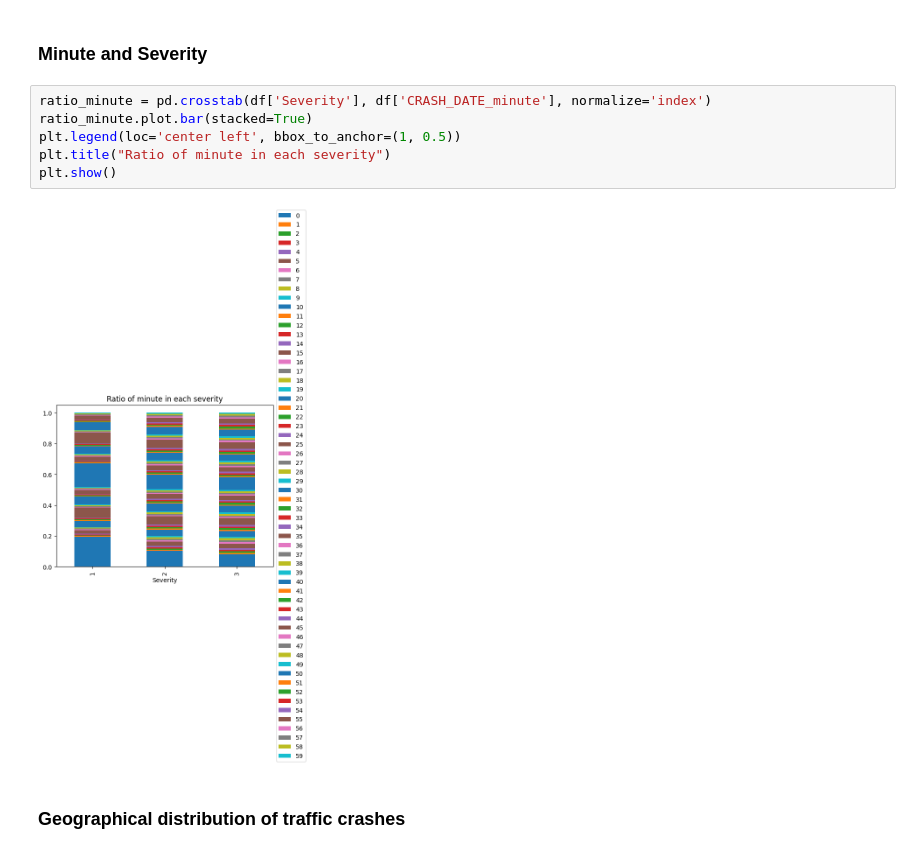
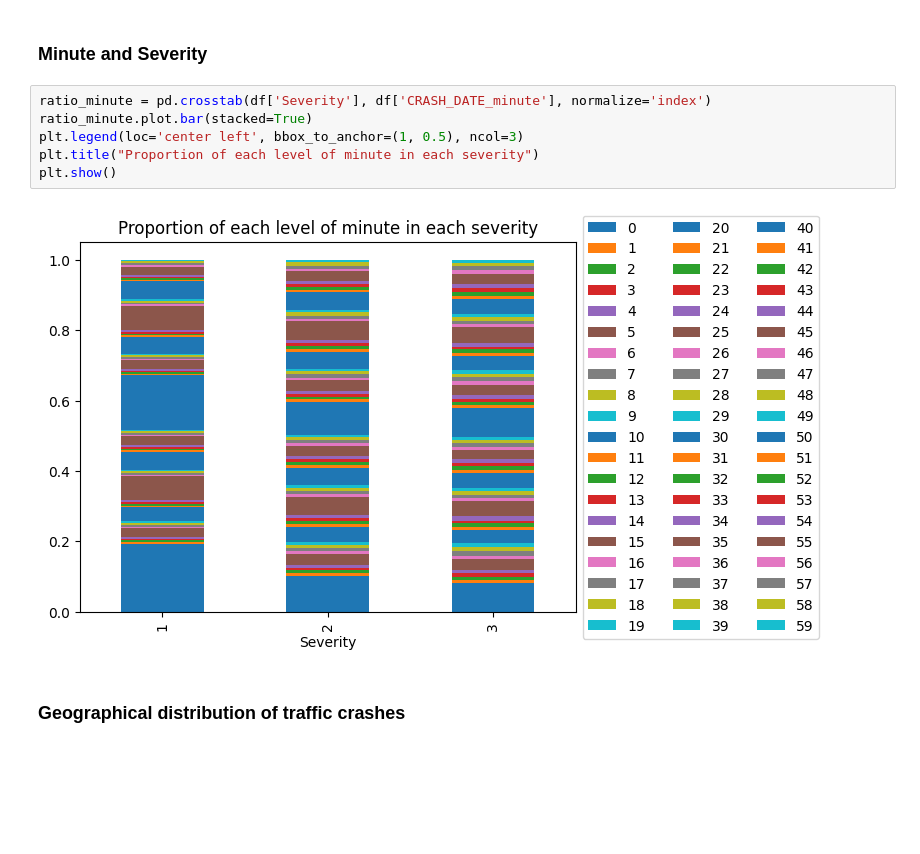
Before and after one commit to kosawa26/Capstone, a Jupyter notebook: Classification_EDA_Preprocessing.ipynb, the cells around one changed output. Saved outputs shown, nothing was run; the diff lists cells and outputs as text; blank space fills up the shorter version.

```diff
--- a/Classification_EDA_Preprocessing.ipynb
+++ b/Classification_EDA_Preprocessing.ipynb
@@ -499,11 +501,11 @@ plt.show()
 # %%
 ratio_minute = pd.crosstab(df['Severity'], df['CRASH_DATE_minute'], normalize='index')
 ratio_minute.plot.bar(stacked=True)
-plt.legend(loc='center left', bbox_to_anchor=(1, 0.5))
-plt.title("Ratio of minute in each severity")
+plt.legend(loc='center left', bbox_to_anchor=(1, 0.5), ncol=3)
+plt.title("Proportion of each level of minute in each severity")
 plt.show()
 # %% [output]
-[figure, old version]
+[figure, new version]
 # %% [markdown]
 ### Geographical distribution of traffic crashes
 # %%
```
Also changed, not shown: parts of 28 cells of this notebook, 8 other files.
